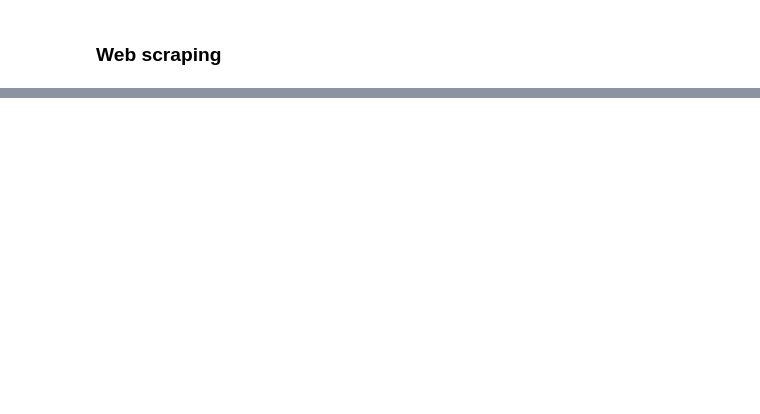
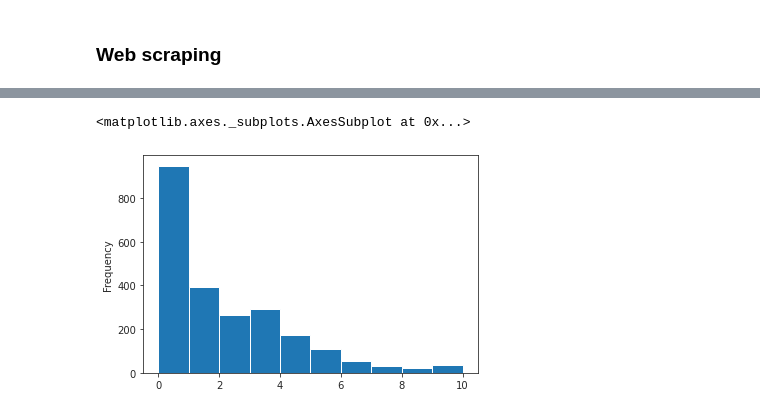
Before and after one commit to kokolight/MetacriticProject, a Jupyter notebook: DataScienceProject.ipynb, the cells around one changed output, grey strips where cells are left out. Cells and saved outputs as stored; diff of their text form; code cells hidden in the pictures; blank space fills up the shorter version.

```diff
--- a/DataScienceProject.ipynb
+++ b/DataScienceProject.ipynb
@@ -184,0 +273,19 @@ f.describe()
+# %%
+def fill_esrb_data(df):
+  df2 = df.copy()
+
+def load_csv(filename):
+  return pd.read_csv(filename, parse_dates=['release_date'])
+
+def outlier_detection_iqr(df):
+    df2 = df.copy()
+    numeric_cols = df2.select_dtypes(include=np.number).columns
+    for col in numeric_cols:
+        Q1 = np.percentile(df[col], 25)
+        Q3 = np.percentile(df[col], 75)
+        IQR = Q3 - Q1
+        df2.loc[(df2[col] < Q1 - 1.5*IQR) | (df2[col] > Q3 + 1.5*IQR ),col] = np.nan
+    return df2
+
+def get_frequent_publishers(df, col_name, num_top_elements):
+    return df[col_name].value_counts().head(num_top_elements)
@@ -184,0 +491,7 @@ f.describe()
+# %%
+sns.set_style('ticks')
+
+df['average_playtime'].plot(kind='hist')
+# %% [output]
+<matplotlib.axes._subplots.AxesSubplot at 0x...>
+[figure, added]
```
Also changed, not shown: parts of 35 cells of this notebook.
